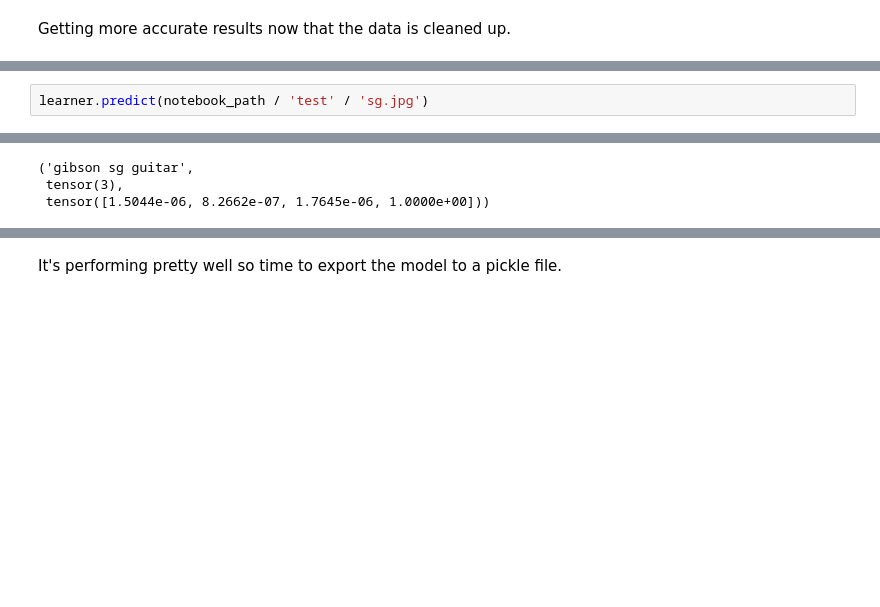
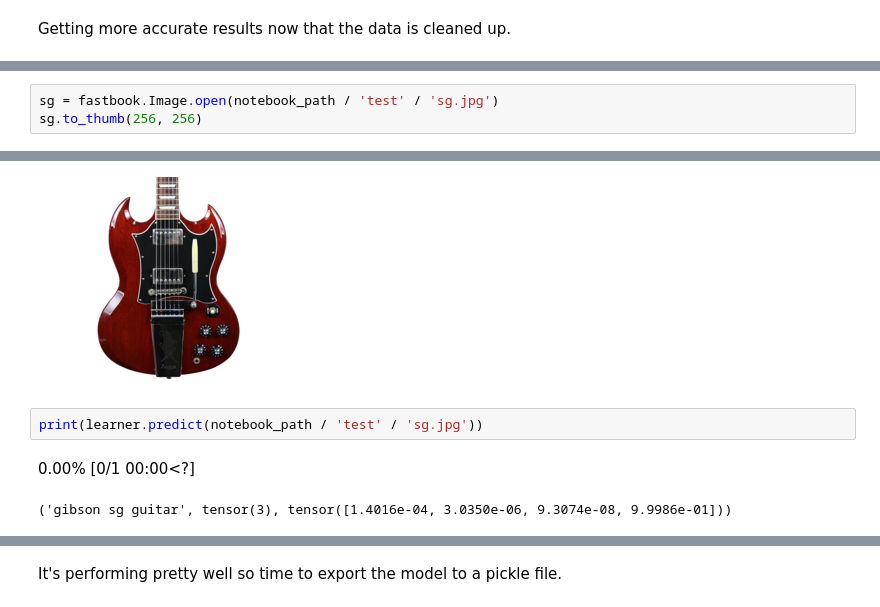
Before and after one commit to exvertus/fastai-coursework, a Jupyter notebook: two/guitars/train_model.ipynb, the cells around one changed output, grey strips where cells are left out. Cells and saved outputs as stored; diff of their text form; blank space fills up the shorter version.

```diff
--- a/two/guitars/train_model.ipynb
+++ b/two/guitars/train_model.ipynb
@@ -132,3 +136,4 @@ learner.predict(notebook_path / 'test' / 'lespaul.jpg')
 # %%
-learner.predict(notebook_path / 'test' / 'sg.jpg')
+sg = fastbook.Image.open(notebook_path / 'test' / 'sg.jpg')
+sg.to_thumb(256, 256)
 # %% [output]
@@ -136,4 +140,7 @@ learner.predict(notebook_path / 'test' / 'sg.jpg')
-('gibson sg guitar',
- tensor(3),
- tensor([1.5044e-06, 8.2662e-07, 1.7645e-06, 1.0000e+00]))
+[figure, added]
+# %%
+print(learner.predict(notebook_path / 'test' / 'sg.jpg'))
+# %% [output]
+0.00% [0/1 00:00<?]
+('gibson sg guitar', tensor(3), tensor([1.4016e-04, 3.0350e-06, 9.3074e-08, 9.9986e-01]))
 # %%
```
Also changed, not shown: parts of 15 cells of this notebook, 7 other files.
